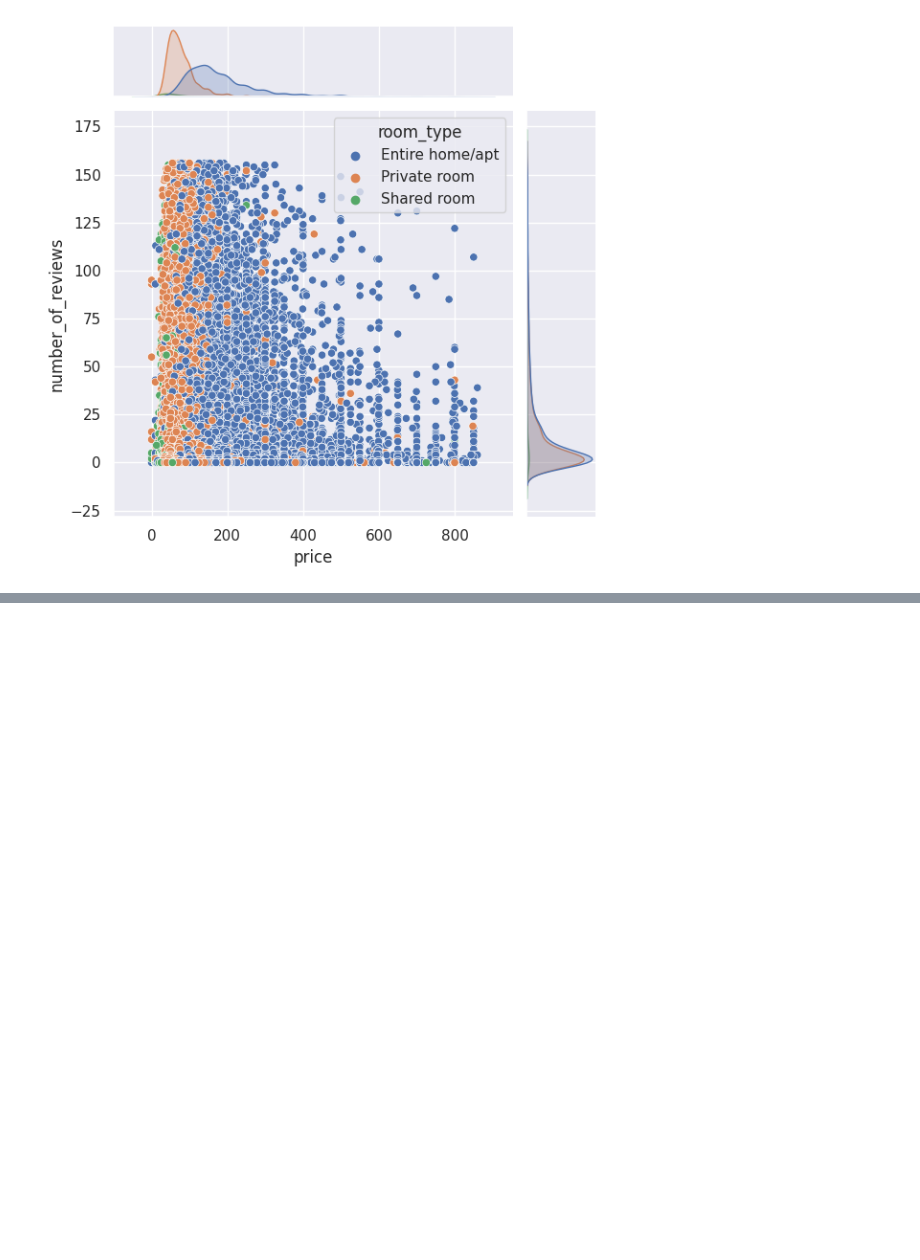
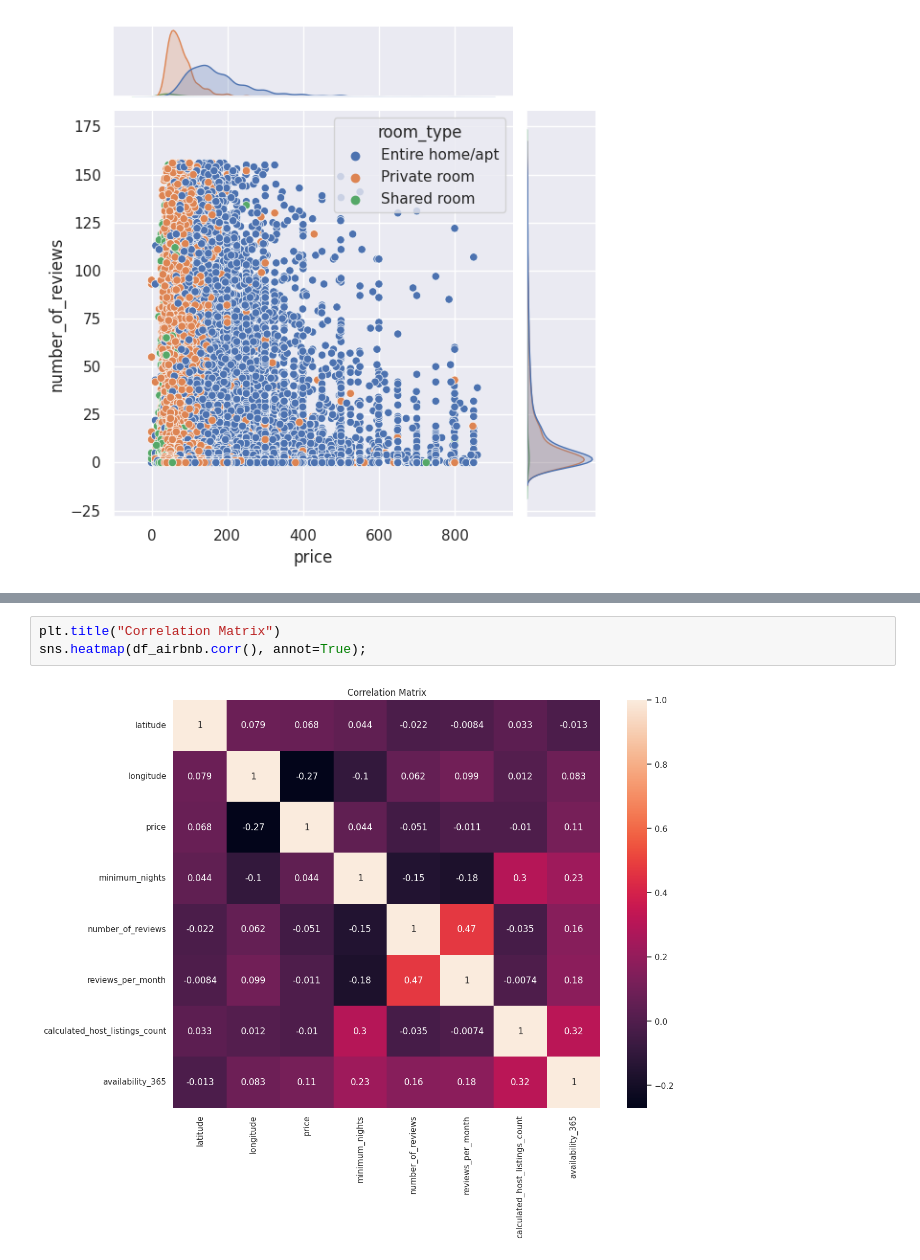
Before and after one commit to burakbasher/data-analysis-bootcamp-project, a Jupyter notebook: newyork_airbnb.ipynb, the cells around one changed output, grey strips where cells are left out. Cells and saved outputs as stored; diff of their text form; blank space fills up the shorter version.

```diff
--- a/newyork_airbnb.ipynb
+++ b/newyork_airbnb.ipynb
@@ -341,0 +362,5 @@ sns.jointplot(x="price",y=df_airbnb["number_of_reviews"], data=df_airbnb, hue="r
+# %%
+plt.title("Correlation Matrix")
+sns.heatmap(df_airbnb.corr(), annot=True);
+# %% [output]
+[figure, added]
```
Also changed, not shown: parts of 13 cells of this notebook.
